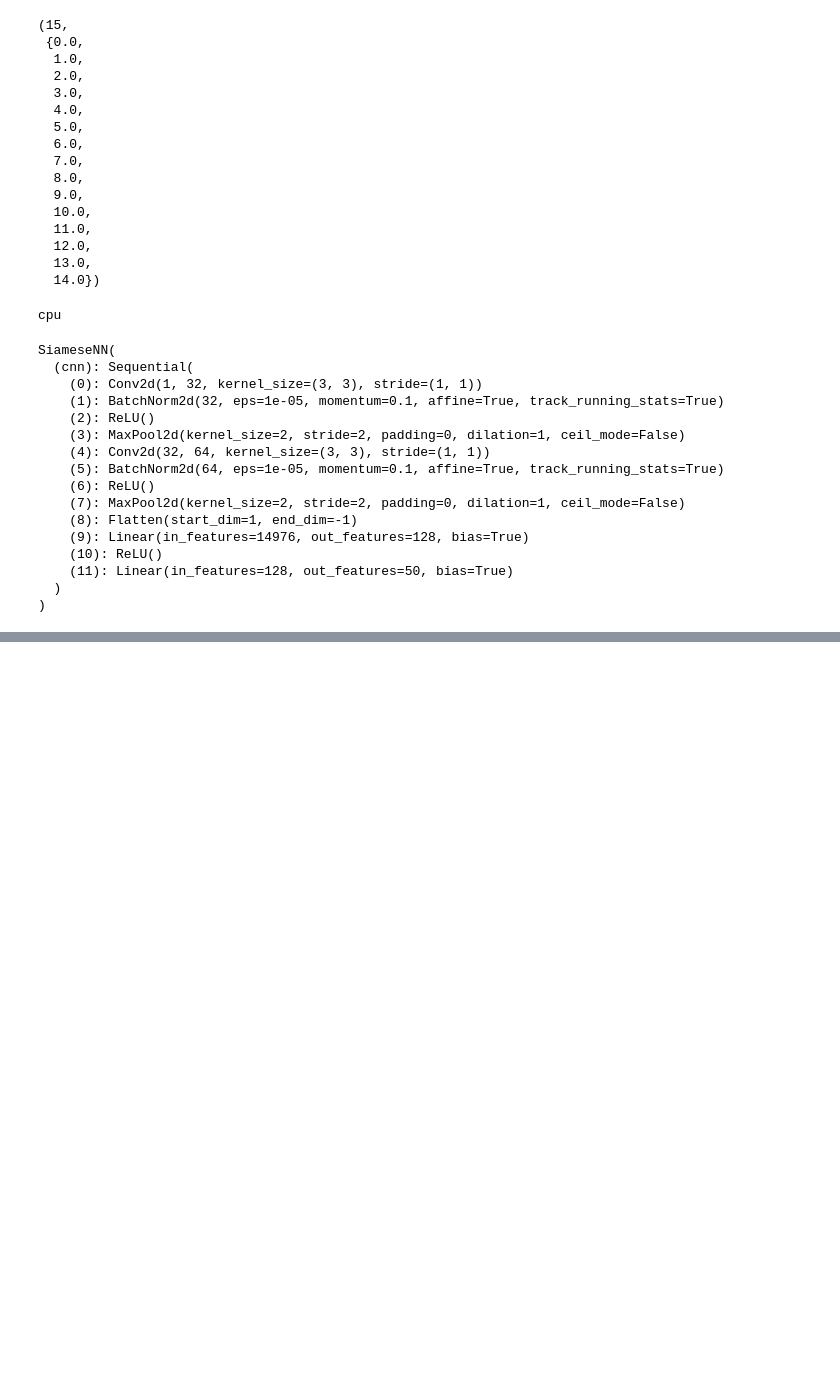
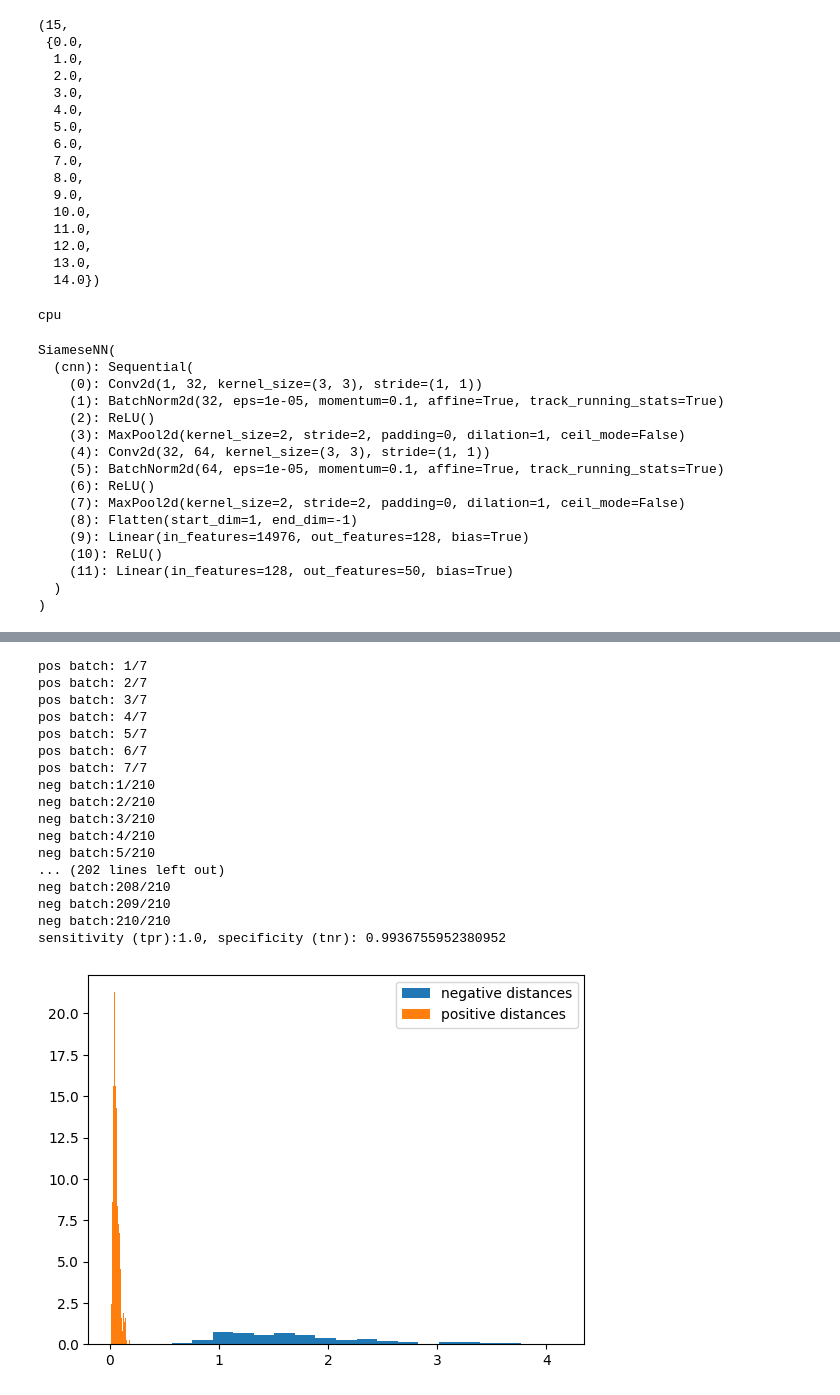
Before and after one commit to selimunal/Pytorch, a Jupyter notebook: facialrecognition.ipynb, the cells around one changed output, grey strips where cells are left out. Cells and saved outputs as stored; diff of their text form; code cells hidden in the pictures; blank space fills up the shorter version.

```diff
--- a/facialrecognition.ipynb
+++ b/facialrecognition.ipynb
@@ -600,0 +601,8 @@ plt.show()
+# %%
+# make predictions
+def predict(x1,x2):
+    x1=torch.from_numpy(x1).float().to(device)
+    x2=torch.from_numpy(x2).float().to(device)
+    with torch.no_grad():
+        dist=model(x1,x2).cpu().numpy()
+        return dist.flatten()
@@ -600,0 +740,21 @@ plt.show()
+# %%
+get_train_accuracy(0.65)
+# %% [output]
+pos batch: 1/7
+pos batch: 2/7
+pos batch: 3/7
+pos batch: 4/7
+pos batch: 5/7
+pos batch: 6/7
+pos batch: 7/7
+neg batch:1/210
+neg batch:2/210
+neg batch:3/210
+neg batch:4/210
+neg batch:5/210
+... (202 lines left out)
+neg batch:208/210
+neg batch:209/210
+neg batch:210/210
+sensitivity (tpr):1.0, specificity (tnr): 0.9936755952380952
+[figure, added]
```
Also changed, not shown: parts of 12 cells of this notebook.
